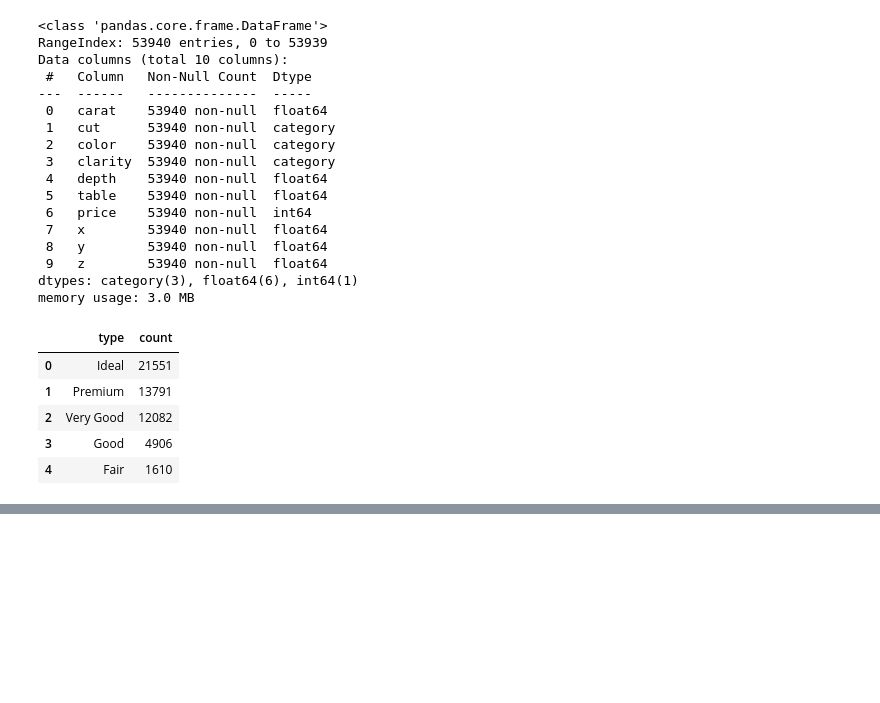
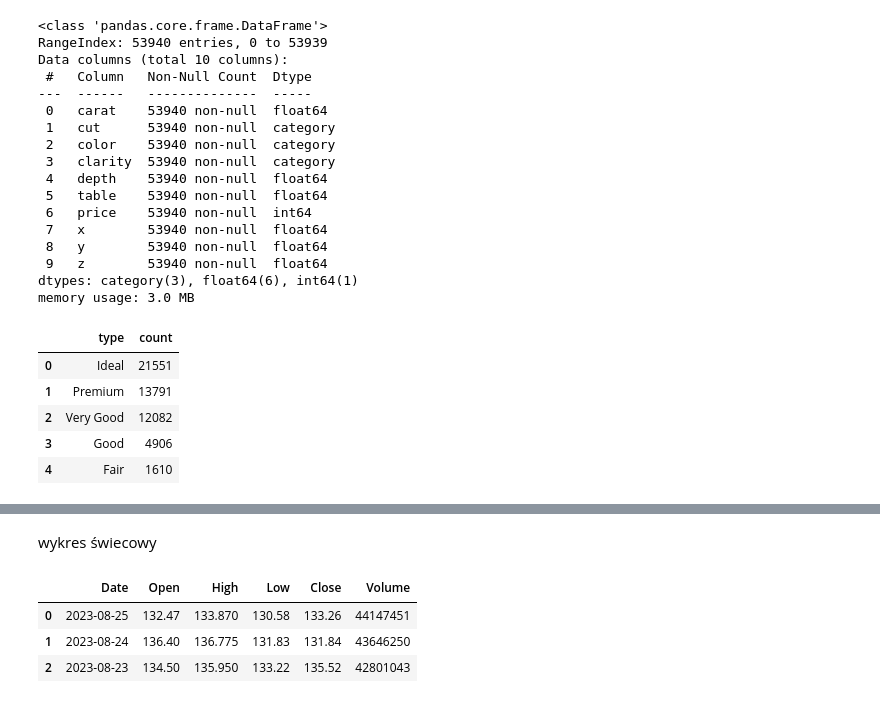
Before and after one commit to yot85/Data-Science-Bootcamp, a Jupyter notebook: 04_data_visualization/06_plotly.ipynb, the cells around one changed output, grey strips where cells are left out. Drawn from its saved outputs; the diff is of its cells as text; code cells hidden in the pictures; blank space fills up the shorter version.

```diff
--- a/04_data_visualization/06_plotly.ipynb
+++ b/04_data_visualization/06_plotly.ipynb
@@ -97,0 +121,19 @@ fig.show()
+# %% [markdown]
+wykres świecowy
+# %%
+def fetch_financial_data(company='AMZN'):
+  '''
+  This function fetch stock market quotations
+  '''
+  import pandas_datareader.data as web
+  return web.DataReader(name=company, data_source='stooq')
+
+df = fetch_financial_data()
+df = df.reset_index()
+df = df[df.Date > '2019-01-01']
+df.head(3)
+# %% [output]
+|  | Date | Open | High | Low | Close | Volume |
+| 0 | 2023-08-25 | 132.47 | 133.870 | 130.58 | 133.26 | 44147451 |
+| 1 | 2023-08-24 | 136.40 | 136.775 | 131.83 | 131.84 | 43646250 |
+| 2 | 2023-08-23 | 134.50 | 135.950 | 133.22 | 135.52 | 42801043 |
```
Also changed, not shown: parts of 4 cells of this notebook.
